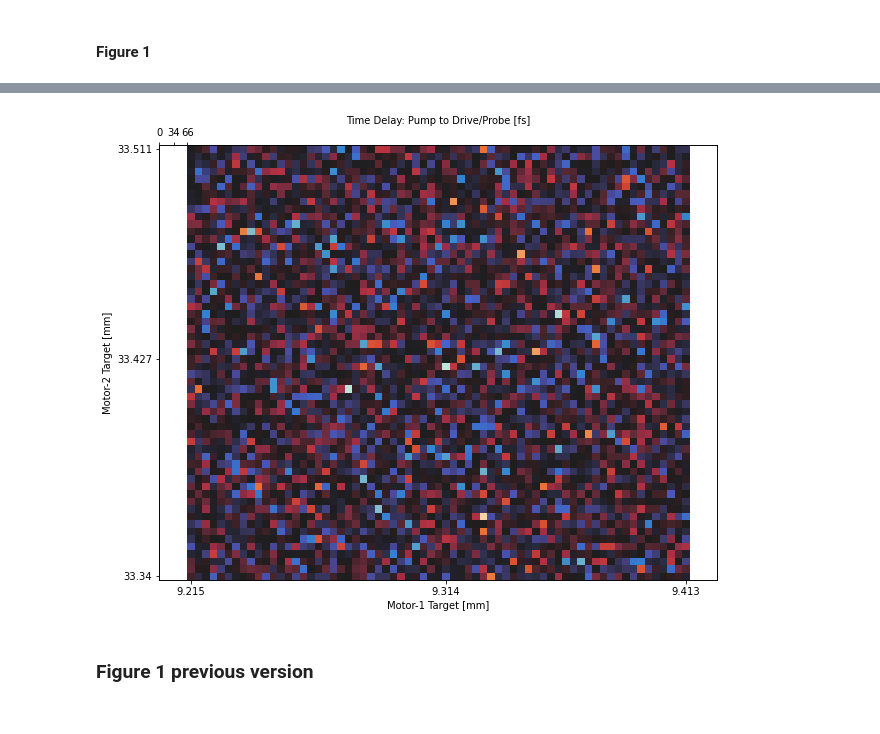
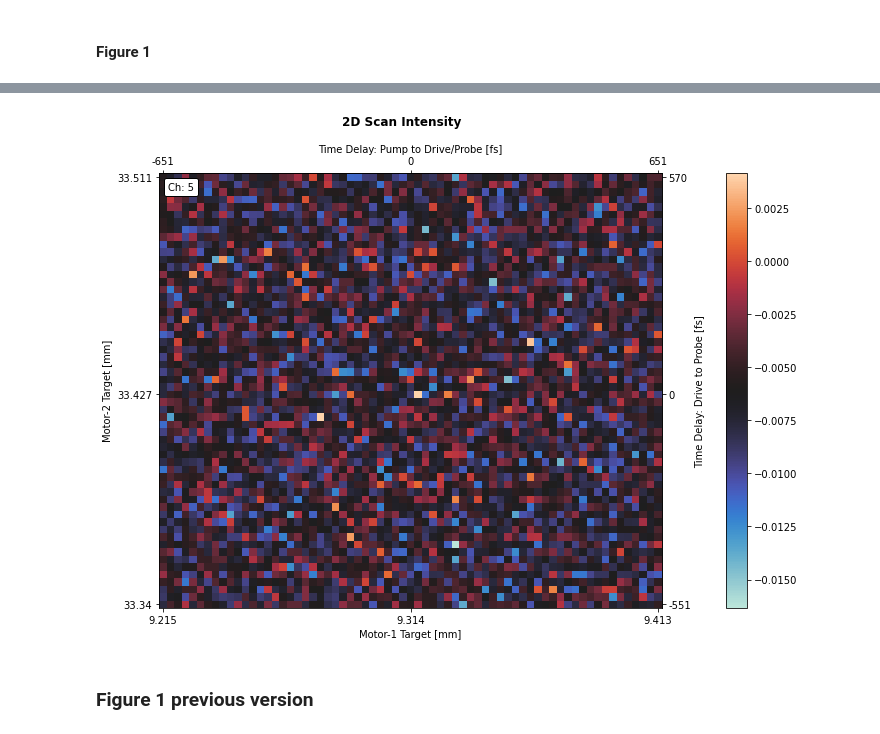
Before and after one commit to griffinbran/Chemical-Physics-Data-Visualization, a Jupyter notebook: code/Data-Cleaning.ipynb, the cells around one changed output, grey strips where cells are left out. Drawn from its saved outputs; the diff is of its cells as text; code cells hidden in the pictures.

```diff
--- a/code/Data-Cleaning.ipynb
+++ b/code/Data-Cleaning.ipynb
@@ -273,15 +274,15 @@ def draw_text(ax, channel):
     at.patch.set_boxstyle("round,pad=0.,rounding_size=0.2")
     ax.add_artist(at)
 # %%
-# Clean up tick-labels on both axes
+# Clean up tick-labels on ALL axes
 plot_labels = [0]
 tick_pos = [0]
 for stage in range(1,3):
     s = data['motor-target_'+str(stage)]
-    last = len(s.value_counts())
+    last = len(s.value_counts())-1
     midd = round(last/2)
     plot_labels.append([s.min(), s.quantile(q=0.5), s.max()])
-    tick_pos.append([0, midd, last-1])
+    tick_pos.append([0, midd, last])
 plot_labels
 # %% [output]
 [0, [9.215, 9.314, 9.413], [33.34, 33.427, 33.511]]
@@ -318,0 +320,9 @@ Y-tick positions "plot2_ticks": [0, 29, 57]
+# %%
+# Specify initial time-zero tick-position (1st guess midpoint of data)
+tz1 = plot1_ticks[1]
+tz2 = plot2_ticks[1]
+# Specify time delta for labeling child axes
+T_labels = [round((plot1_ticks[i]-tz1)*step1_time) for i in range(len(plot1_labels))]
+tau_labels = [round((plot2_ticks[i]-tz2)*step2_time) for i in range(len(plot2_labels))]
+print(f'2nd x-axis tick-labels "T_labels": {T_labels}')
+print(f'2nd y-axis tick-labels "tau_labels": {tau_labels}')
@@ -325,12 +342,16 @@ fig, axs = plt.subplots(nrows = 1,
                         figsize = (10, 8));
 
 # Choose colormap: Underscore-r "_r" reverses the cmap
-mycmap = plt.get_cmap('icefire_r'); # Diverging color palette for readability
+mycmap = plt.get_cmap('icefire'); # Diverging color palette for readability
 
 # Choose a channel to view
 channel = 5
 
-# Display a 2D-Scan Intensity in each instance initialized by AxesGrid
+# Specify initial time-zero tick-position (1st guess midpoint of data)
+tz1 = plot1_ticks[1]
+tz2 = plot2_ticks[1]
+
+# Display a 2D-Scan Intensity in each instance
 hmap = axs.imshow(data_to_plot1[channel],
                   #center=0,
                   #vmin=,
@@ -339,68 +360,51 @@ hmap = axs.imshow(data_to_plot1[channel],
                   cmap = mycmap);
 
 # Format tick-marks and tick-labels
-'''
-ONE PLOT
-plt.xticks(ticks=plot1_ticks,
-           labels=plot1_labels,
-           rotation=0,
-           rotation_mode='anchor',
-           ha='center');
-'''
-
-# MULTI-PLOT: TICK-LABELS SPECIFIED
+# X-AXIS: Motor-1
 axs.set_xticklabels(labels=plot1_labels,
                     rotation = 0,
                     rotation_mode='anchor',
                     ha='center');
 axs.set_xticks(plot1_ticks);
-
+# Y-AXIS: Motor-2
 axs.set_yticklabels(labels=plot2_labels,
                     rotation = 0,
                     rotation_mode='anchor',
                     ha='right');
 axs.set_yticks(plot2_ticks);
-x1, x2 = axs.get_xlim()
 
-'''
-MULTI-PLOT: TICK-LABELS UNSPECIFIED
-plt.setp(axs.get_xticklabels(),
-         rotation = 0,
-         rotation_mode='anchor',
-         ha='center');
-axs.set_xticks(plot1_ticks);
-'''
-# Parasite Axes for time-delay ticks
-T = axs.twiny()
-#tau = axs.twinx()
+# CHILD-AXES: TICK FORMATTING
+# T-AXIS: Motor-1 "Pump Delay"
+T = axs.secondary_xaxis(location = 'top')
+T.set_xticklabels(labels=T_labels,
+                    rotation = 0,
+                    rotation_mode='anchor',
+                    ha='center');
+T.set_xticks(plot1_ticks);
 
-
-T.set_xticks(plot1_ticks);
-#T.set_xlim(axs.set_xlim())
-T.set_xlim(0, step1_time*m1_step_count)
-
-# get the location of the ticks of ax
-axlocs1 = axs.get_xlim()
-axlocsT = T.get_xlim()
-display(f'{axlocs1}')
-display(f'{axlocsT}')
+# TAU-AXIS: Motor-2 "Drive Delay"
+tau = axs.secondary_yaxis(location = 'right')
+tau.set_yticklabels(labels=tau_labels,
+                    rotation = 0,
+                    rotation_mode='anchor',
+                    ha='left');
+tau.set_yticks(plot2_ticks);
 
 # Label Axes for map readability
 axs.set_xlabel(f'Motor-1 Target [mm]')
 axs.set_ylabel(f'Motor-2 Target [mm]')
 T.set_xlabel('Time Delay: Pump to Drive/Probe [fs]')
-#tau.set_ylabel('Time Delay: Drive to Probe [fs]')
-'''
-#   tau.set_ylim(0, step2_time*m2_step_count)
-
-#hmap.set_title(f'Channel {channel}')
+tau.set_ylabel('Time Delay: Drive to Probe [fs]')
 
 # Now adding the colorbar
-cbaxes = fig.add_axes([0.95, 0.125, 0.03, 0.754])
 # [%(over from left), %(up from bottom), width=3%, height=75.4%]
-#plt.colorbar(hmap, cax = cbaxes, pad=0.5)
-plt.colorbar(hmap, cax = cbaxes)
+cbar_pos = [0.95, 0.125, 0.03, 0.754]
+cbaxes = fig.add_axes(cbar_pos)
+cb = plt.colorbar(hmap,
+             #pad = 0.5,
+             cax = cbaxes)
 # Draw inside label-channel indictor
 draw_text(axs, channel)
-'''
+
+fig.suptitle('2D Scan Intensity', fontweight ="bold");
 # %% [output]
@@ -410,4 +411,4 @@ draw_text(axs, channel)
-[figure, old version]
+[figure, new version]
 # %% [markdown]
 ### Figure 1 previous version
 # %%
```
Also changed, not shown: parts of 14 cells of this notebook.
